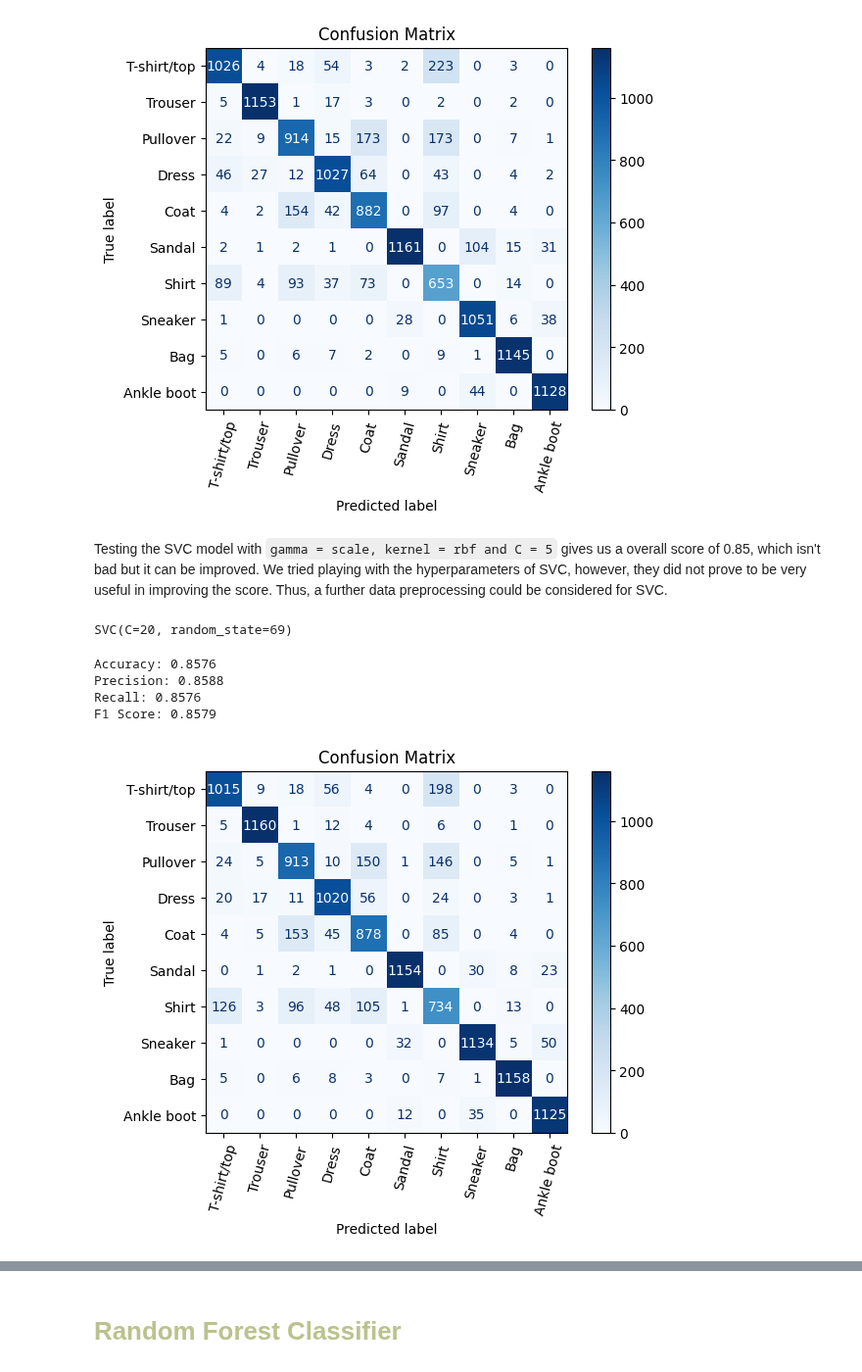
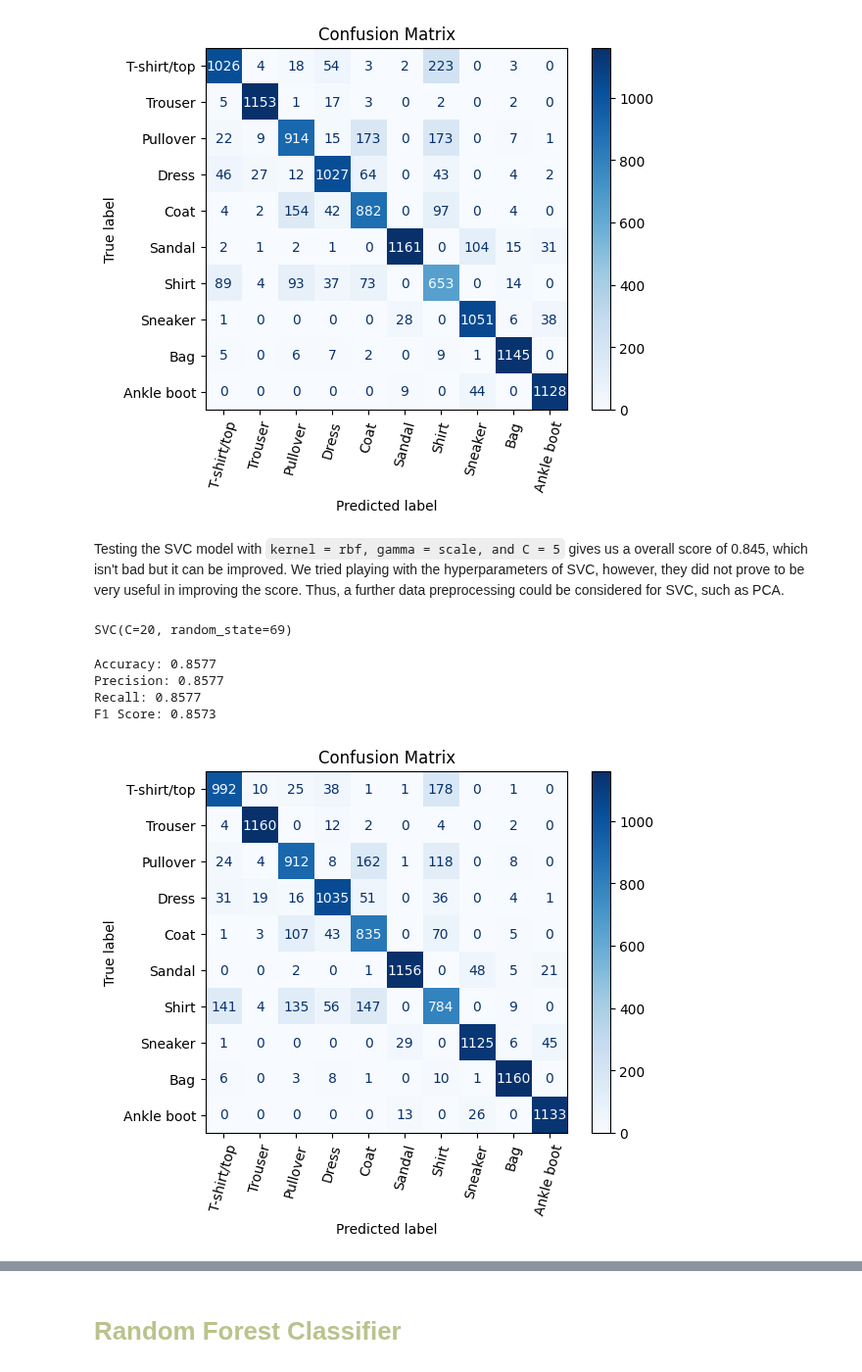
Before and after one commit to ch0fas/ML_Projects, a Jupyter notebook: fashion_mnist.ipynb, the cells around one changed output, grey strips where cells are left out. Shown at 98% size. Saved outputs shown, nothing was run; the diff lists cells and outputs as text; code cells hidden in the pictures.

```diff
--- a/fashion_mnist.ipynb
+++ b/fashion_mnist.ipynb
@@ -203,5 +206,5 @@ Recall: 0.8450
 F1 Score: 0.8466
 [figure]
 # %% [markdown]
-Testing the SVC model with `gamma = scale, kernel = rbf and C = 5` gives us a overall score of 0.85, which isn't bad but it can be improved. We tried playing with the hyperparameters of SVC, however, they did not prove to be very useful in improving the score. Thus, a further data preprocessing could be considered for SVC.
+Testing the SVC model with `kernel = rbf, gamma = scale, and C = 5` gives us a overall score of 0.845, which isn't bad but it can be improved. We tried playing with the hyperparameters of SVC, however, they did not prove to be very useful in improving the score. Thus, a further data preprocessing could be considered for SVC, such as PCA.
 # %%
@@ -212,18 +213,18 @@ pca = PCA(n_components=100).fit(X_train_flat)
 X_train_pca = pca.transform(X_train_flat)
 X_dev_pca = pca.transform(X_dev_flat)
 # %%
-svc = SVC(kernel='rbf', gamma='scale', C=20, random_state=69)
+svc_pca = SVC(kernel='rbf', gamma='scale', C=20, random_state=69)
 
-svc.fit(X_train_pca, y_train_aug)
+svc_pca.fit(X_train_pca, y_train_aug)
 # %% [output]
 SVC(C=20, random_state=69)
 # %%
-y_pred2 = svc.predict(X_dev_pca)
+y_pred2 = svc_pca.predict(X_dev_pca)
 
 eval(y_pred2, y_dev)
 # %% [output]
-Accuracy: 0.8576
-Precision: 0.8588
-Recall: 0.8576
-F1 Score: 0.8579
+Accuracy: 0.8577
+Precision: 0.8577
+Recall: 0.8577
+F1 Score: 0.8573
-[figure, old version]
+[figure, new version]
```
Also changed, not shown: parts of 7 cells of this notebook.
